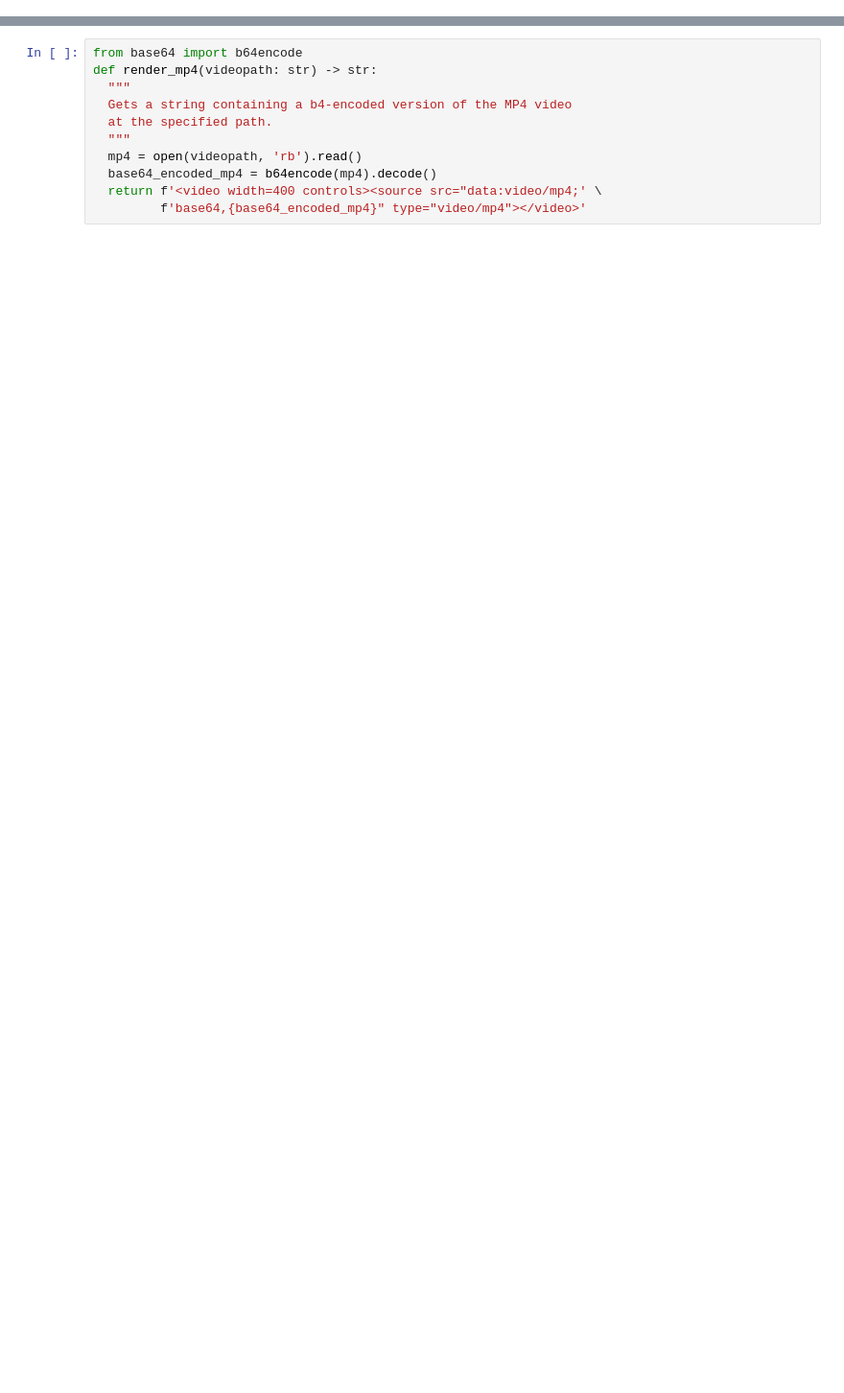
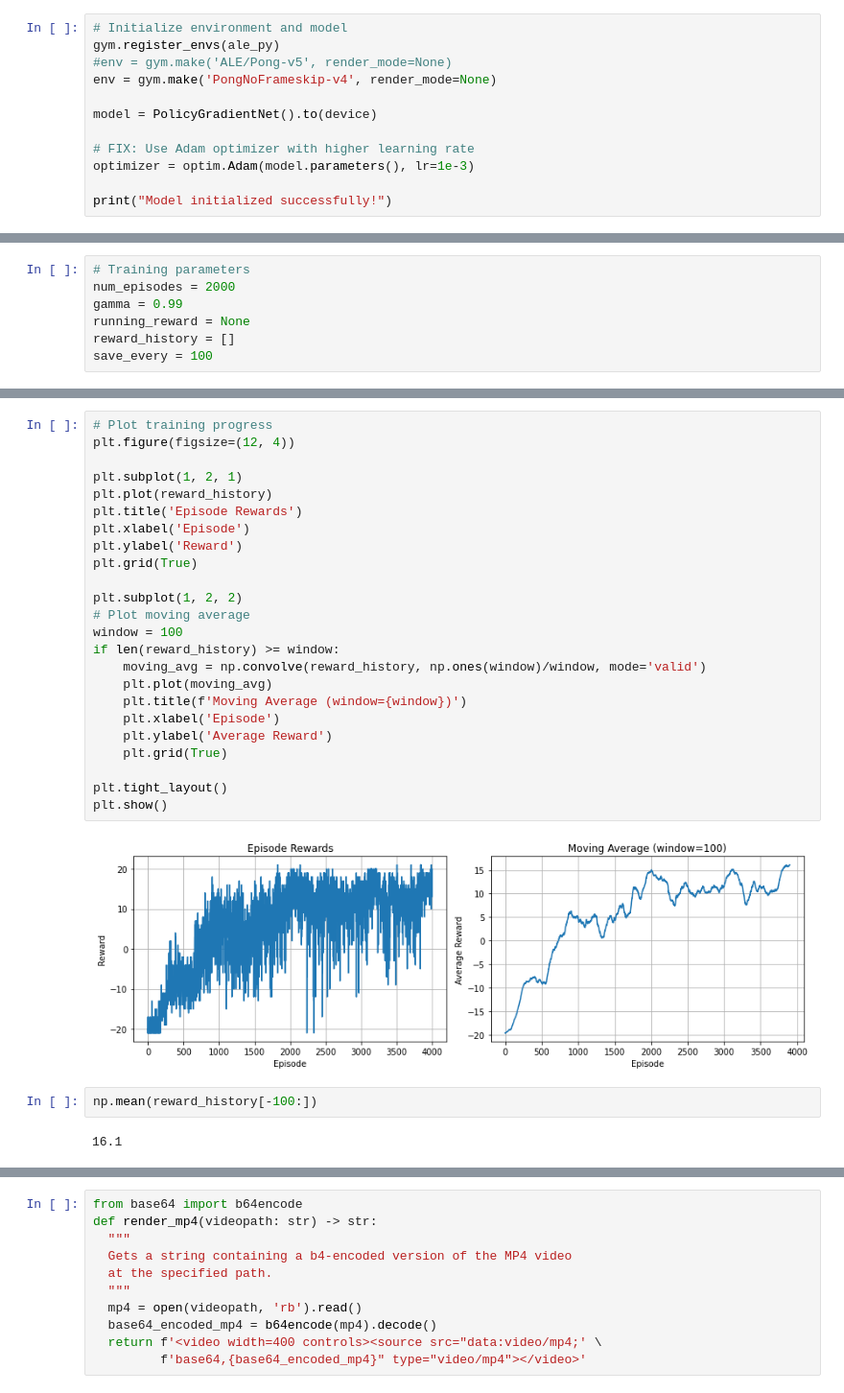
Before and after one commit to ounospanas/AIDL_B02, a Jupyter notebook: AIDL_B02_REINFORCE_Pong_PyTorch.ipynb, the cells around one changed output, grey strips where cells are left out. Shown: that part at 96% size. Saved outputs shown, nothing was run; the diff lists cells and outputs as text; blank space fills up the shorter version.

```diff
--- a/AIDL_B02_REINFORCE_Pong_PyTorch.ipynb
+++ b/AIDL_B02_REINFORCE_Pong_PyTorch.ipynb
@@ -196,0 +130,12 @@ For episode 745 the reward is: -17.0
+# %%
+# Initialize environment and model
+gym.register_envs(ale_py)
+#env = gym.make('ALE/Pong-v5', render_mode=None)
+env = gym.make('PongNoFrameskip-v4', render_mode=None)
+
+model = PolicyGradientNet().to(device)
+
+# FIX: Use Adam optimizer with higher learning rate
+optimizer = optim.Adam(model.parameters(), lr=1e-3)
+
+print("Model initialized successfully!")
@@ -196,0 +146,7 @@ For episode 745 the reward is: -17.0
+# %%
+# Training parameters
+num_episodes = 2000
+gamma = 0.99
+running_reward = None
+reward_history = []
+save_every = 100
@@ -196,0 +233,30 @@ For episode 745 the reward is: -17.0
+# %%
+# Plot training progress
+plt.figure(figsize=(12, 4))
+
+plt.subplot(1, 2, 1)
+plt.plot(reward_history)
+plt.title('Episode Rewards')
+plt.xlabel('Episode')
+plt.ylabel('Reward')
+plt.grid(True)
+
+plt.subplot(1, 2, 2)
+# Plot moving average
+window = 100
+if len(reward_history) >= window:
+    moving_avg = np.convolve(reward_history, np.ones(window)/window, mode='valid')
+    plt.plot(moving_avg)
+    plt.title(f'Moving Average (window={window})')
+    plt.xlabel('Episode')
+    plt.ylabel('Average Reward')
+    plt.grid(True)
+
+plt.tight_layout()
+plt.show()
+# %% [output]
+[figure, added]
+# %%
+np.mean(reward_history[-100:])
+# %% [output]
+16.1
```
Also changed, not shown: parts of 20 cells of this notebook.
